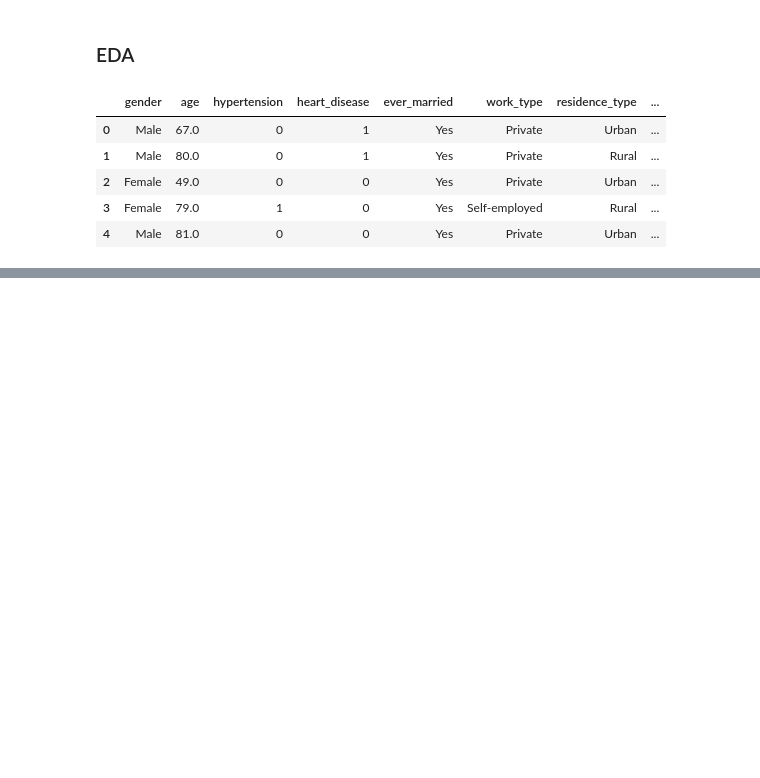
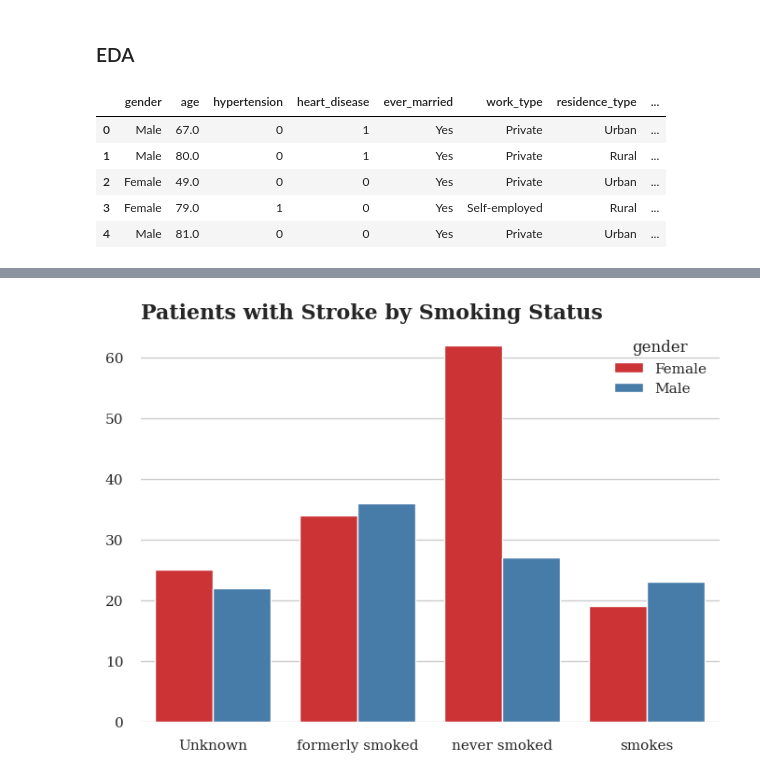
Before and after one commit to emirhansilsupur/brain-stroke-prediction, a Jupyter notebook: brain_stroke.ipynb, the cells around one changed output, grey strips where cells are left out. Drawn from its saved outputs; the diff is of its cells as text; code cells hidden in the pictures; blank space fills up the shorter version.

```diff
--- a/brain_stroke.ipynb
+++ b/brain_stroke.ipynb
@@ -583,0 +515,4 @@ Text(0.0, 1.0, 'Total Stroke and Smoking Status by Gender')
+# %%
+bivariate_plot(eda_data,"smoking_status","stroke","gender","Patients with Stroke by Smoking Status")
+# %% [output]
+[figure, added]
```
Also changed, not shown: parts of 20 cells of this notebook.
